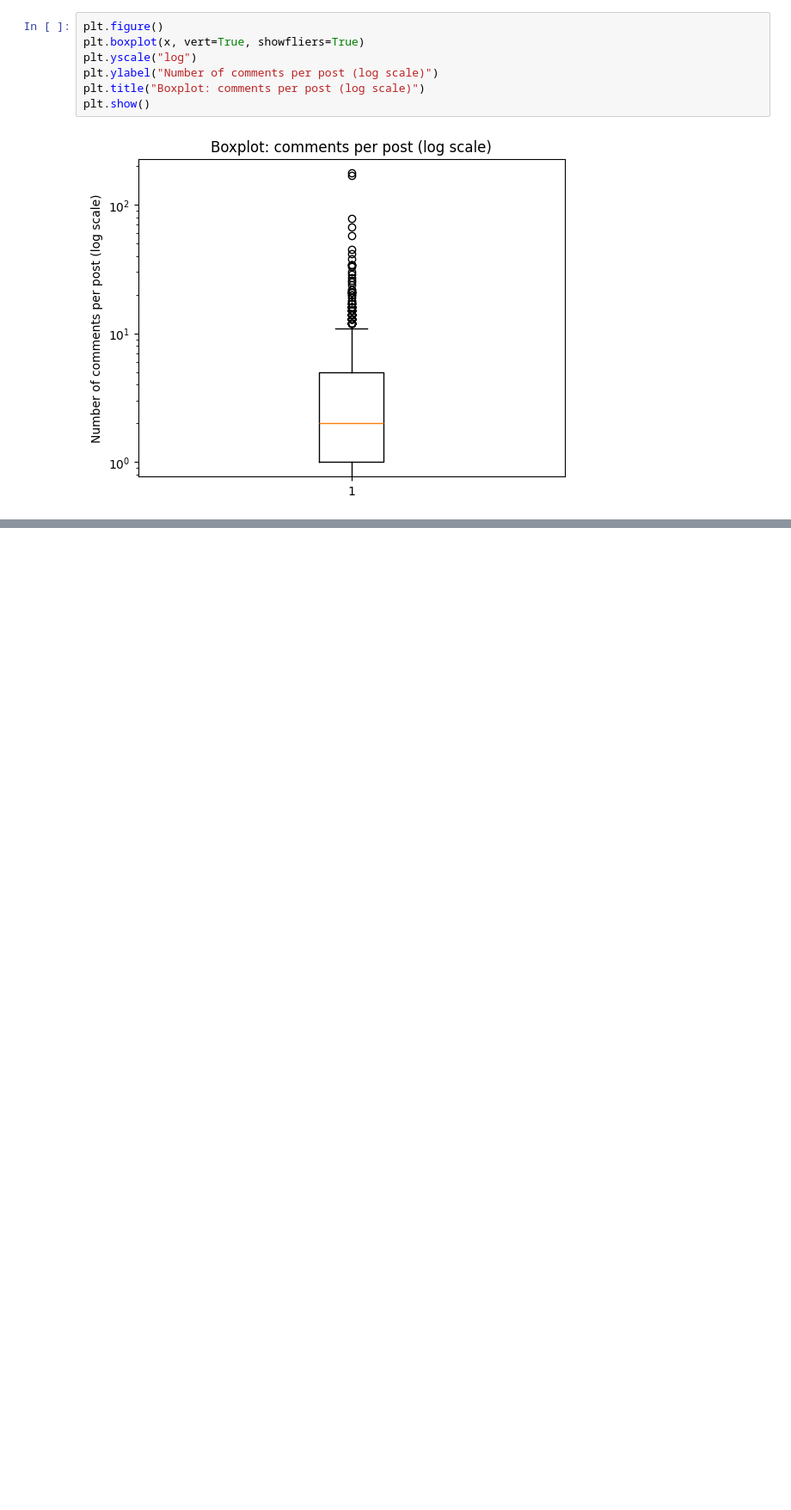
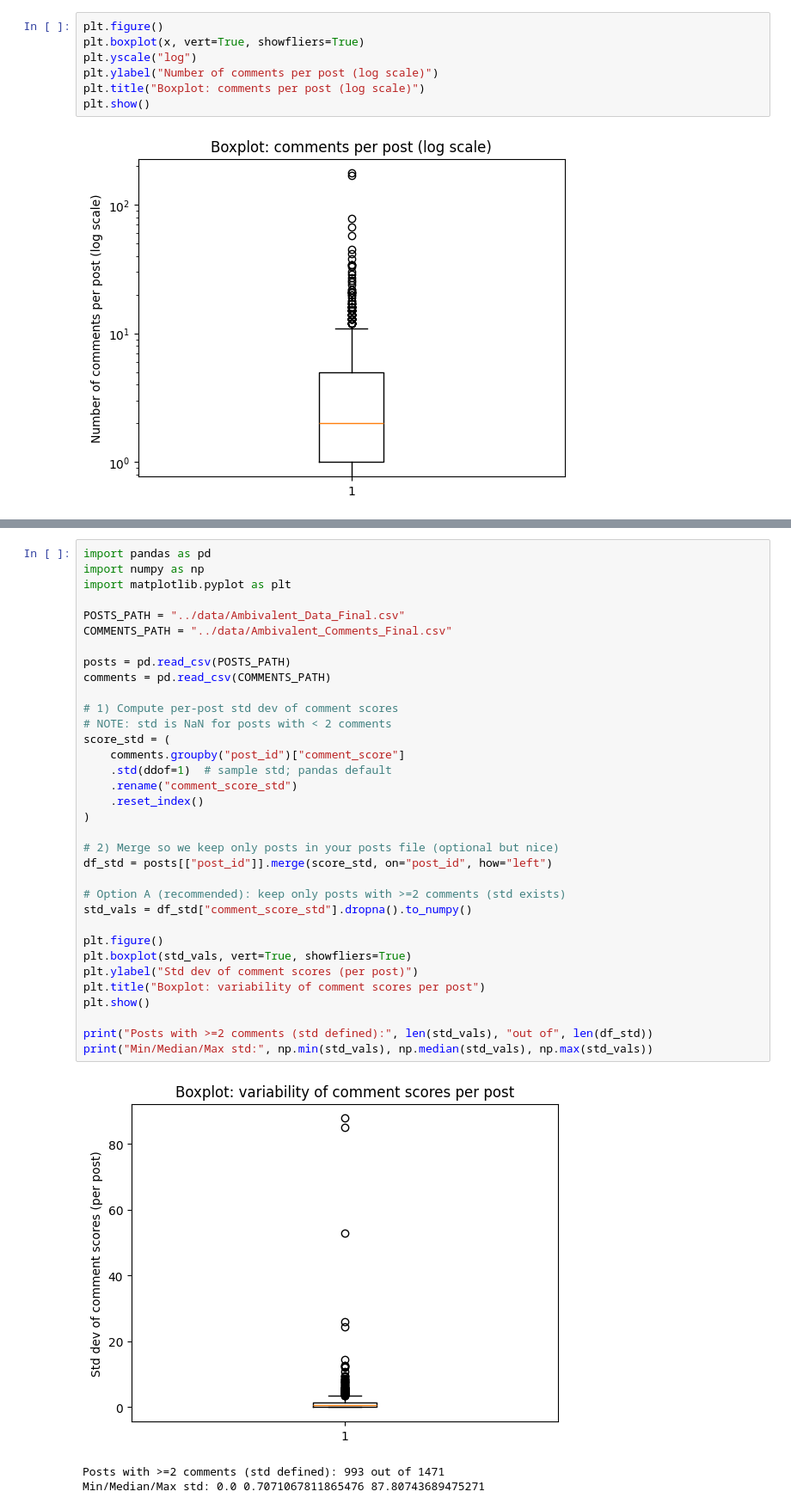
Before and after one commit to Sanjeev2601/ambivalent-stories, a Jupyter notebook: jupyter-notebooks/Box_Plot.ipynb, the cells around one changed output, grey strips where cells are left out. Shown at 86% size. Drawn from its saved outputs; the diff is of its cells as text; blank space fills up the shorter version.

```diff
--- a/jupyter-notebooks/Box_Plot.ipynb
+++ b/jupyter-notebooks/Box_Plot.ipynb
@@ -115,0 +148,38 @@ plt.show()
+# %%
+import pandas as pd
+import numpy as np
+import matplotlib.pyplot as plt
+
+POSTS_PATH = "../data/Ambivalent_Data_Final.csv"
+COMMENTS_PATH = "../data/Ambivalent_Comments_Final.csv"
+
+posts = pd.read_csv(POSTS_PATH)
+comments = pd.read_csv(COMMENTS_PATH)
+
+# 1) Compute per-post std dev of comment scores
+# NOTE: std is NaN for posts with < 2 comments
+score_std = (
+    comments.groupby("post_id")["comment_score"]
+    .std(ddof=1)  # sample std; pandas default
+    .rename("comment_score_std")
+    .reset_index()
+)
+
+# 2) Merge so we keep only posts in your posts file (optional but nice)
+df_std = posts[["post_id"]].merge(score_std, on="post_id", how="left")
+
+# Option A (recommended): keep only posts with >=2 comments (std exists)
+std_vals = df_std["comment_score_std"].dropna().to_numpy()
+
+plt.figure()
+plt.boxplot(std_vals, vert=True, showfliers=True)
+plt.ylabel("Std dev of comment scores (per post)")
+plt.title("Boxplot: variability of comment scores per post")
+plt.show()
+
+print("Posts with >=2 comments (std defined):", len(std_vals), "out of", len(df_std))
+print("Min/Median/Max std:", np.min(std_vals), np.median(std_vals), np.max(std_vals))
+# %% [output]
+[figure, added]
+Posts with >=2 comments (std defined): 993 out of 1471
+Min/Median/Max std: 0.0 0.7071067811865476 87.80743689475271
```
Also changed, not shown: parts of 10 cells of this notebook.
